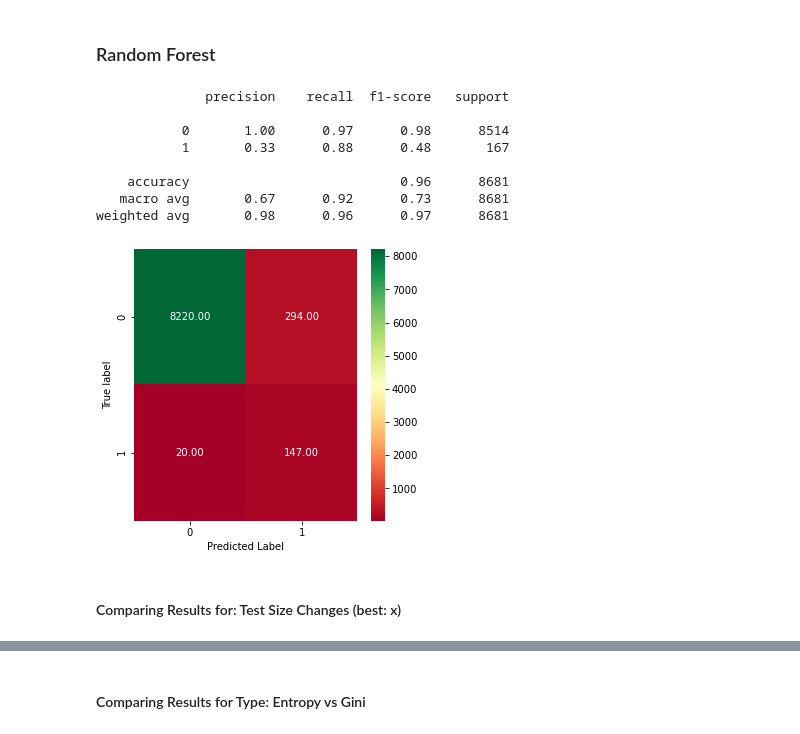
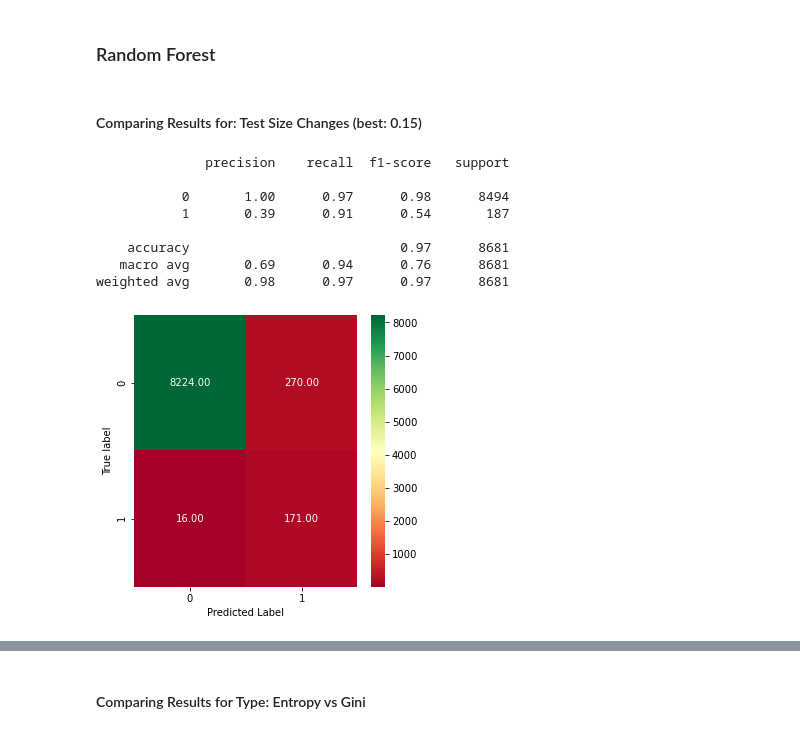
Before and after one commit to KeeganH2O/DS160_Final_Project_BWT_KSH, a Jupyter notebook: FinalProject_KSH_BWT.ipynb, the cells around one changed output, grey strips where cells are left out. Cells and saved outputs as stored; diff of their text form; code cells hidden in the pictures.

```diff
--- a/FinalProject_KSH_BWT.ipynb
+++ b/FinalProject_KSH_BWT.ipynb
@@ -263,17 +292,17 @@ def RandomForest(tsize, n_est, criteria):
 
     print(classification_report(y_pred,y_test))
     return plot_cm(y_pred, y_test)
-# %%
-RandomForest(0.2, 17, 'entropy')
-# %% [output]
-              precision    recall  f1-score   support
-
-           0       1.00      0.97      0.98      8514
-           1       0.33      0.88      0.48       167
-
-    accuracy                           0.96      8681
-   macro avg       0.67      0.92      0.73      8681
-weighted avg       0.98      0.96      0.97      8681
-[figure, removed]
 # %% [markdown]
-#### Comparing Results for: Test Size Changes (best: x)
+#### Comparing Results for: Test Size Changes (best: 0.15)
+# %%
+RandomForest(0.1, 17, 'entropy')
+# %% [output]
+              precision    recall  f1-score   support
+
+           0       1.00      0.97      0.98      8494
+           1       0.39      0.91      0.54       187
+
+    accuracy                           0.97      8681
+   macro avg       0.69      0.94      0.76      8681
+weighted avg       0.98      0.97      0.97      8681
+[figure, added]
```
Also changed, not shown: parts of 15 cells of this notebook.
